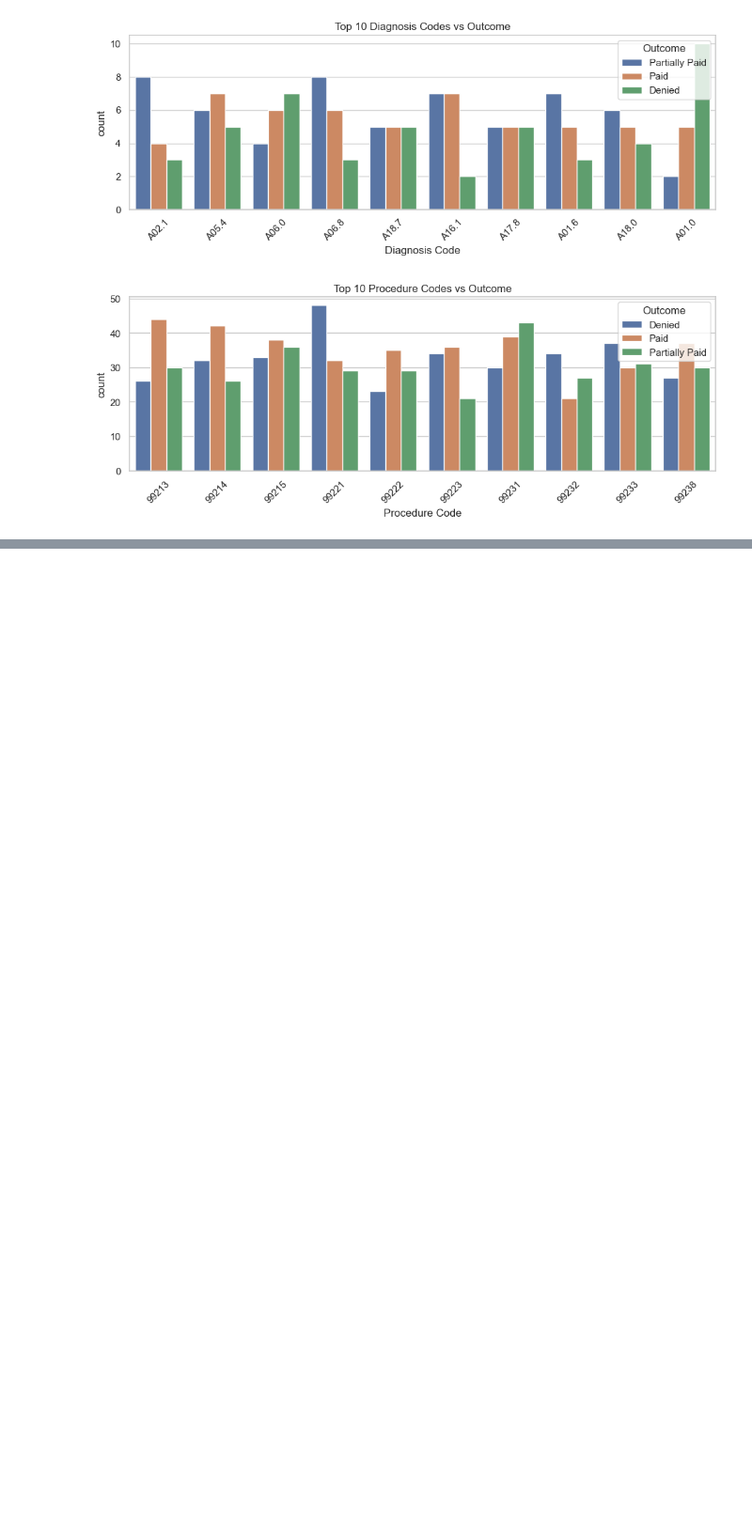
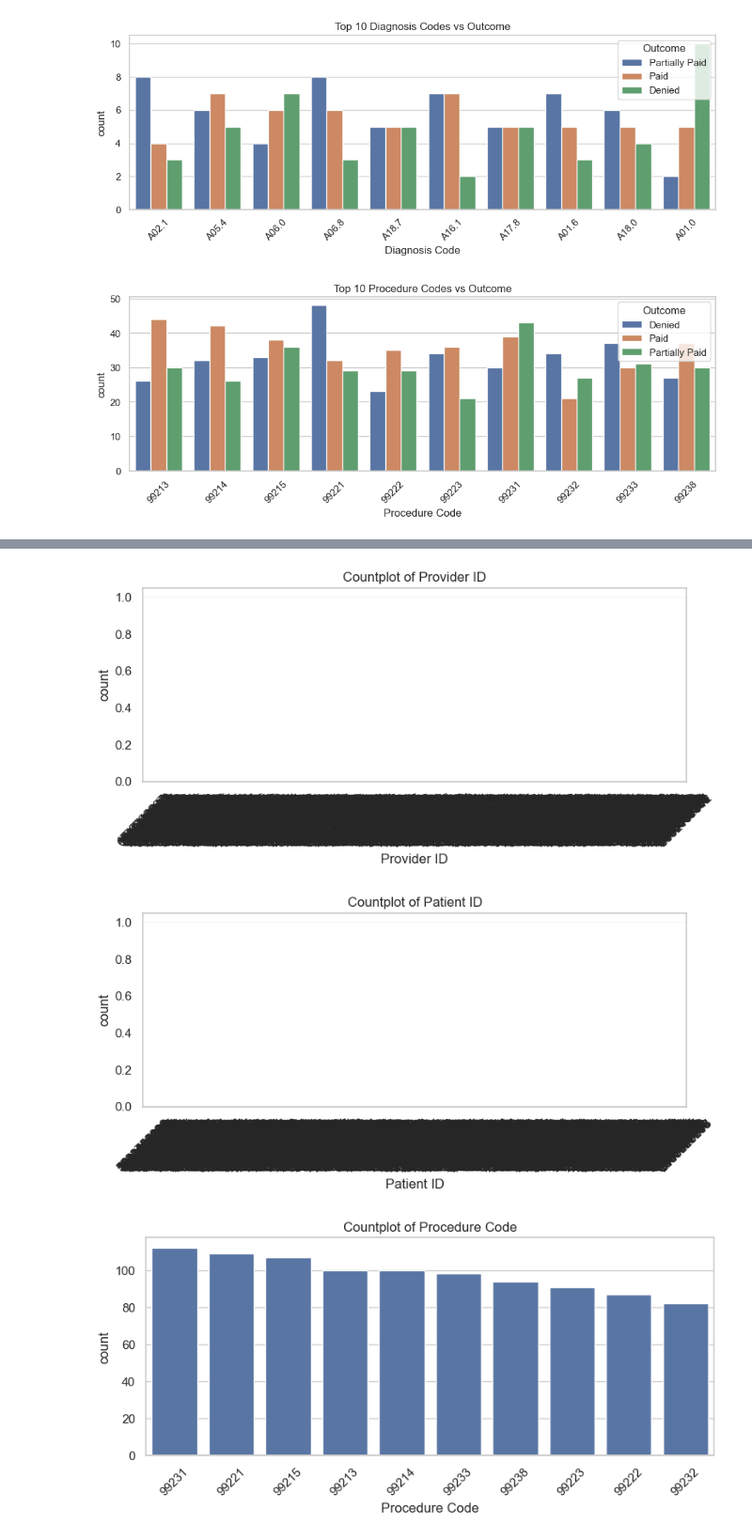
Before and after one commit to aidaabc11/health-insurance-claims-analysis, a Jupyter notebook: notebooks/3_EDA.ipynb, the cells around one changed output, grey strips where cells are left out. Shown at 94% size. Cells and saved outputs as stored; diff of their text form; code cells hidden in the pictures; blank space fills up the shorter version.

```diff
--- a/notebooks/3_EDA.ipynb
+++ b/notebooks/3_EDA.ipynb
@@ -163,0 +210,18 @@ plt.show()
+# %%
+# Select categorical columns
+categorical_cols = ['Provider ID', 'Patient ID', 'Procedure Code', 'Diagnosis Code',
+                    'Insurance Type', 'Claim Status', 'Reason Code',
+                    'Follow-up Required', 'AR Status', 'Outcome']
+
+# Plot countplot for each categorical column
+for col in categorical_cols:
+    plt.figure(figsize=(8, 4))
+    sns.countplot(data=df, x=col, order=df[col].value_counts().index)
+    plt.title(f'Countplot of {col}')
+    plt.xticks(rotation=45)
+    plt.tight_layout()
+    plt.show()
+# %% [output]
+[figure, added]
+[figure, added]
+[figure, added]
```
Also changed, not shown: parts of 5 cells of this notebook.
